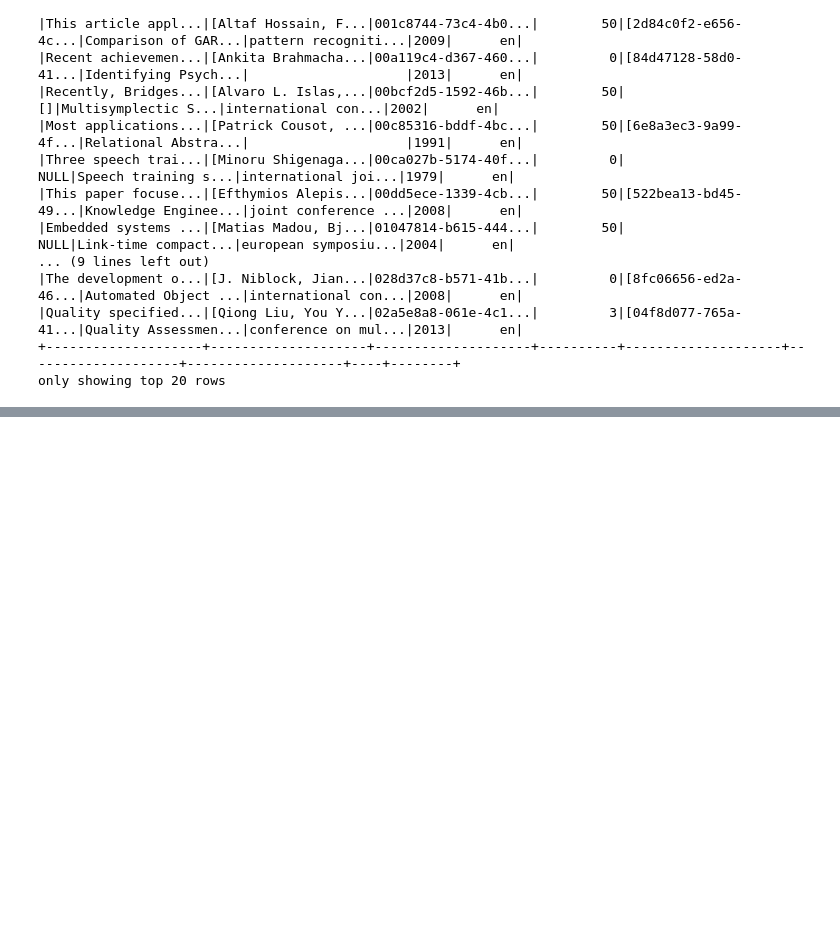
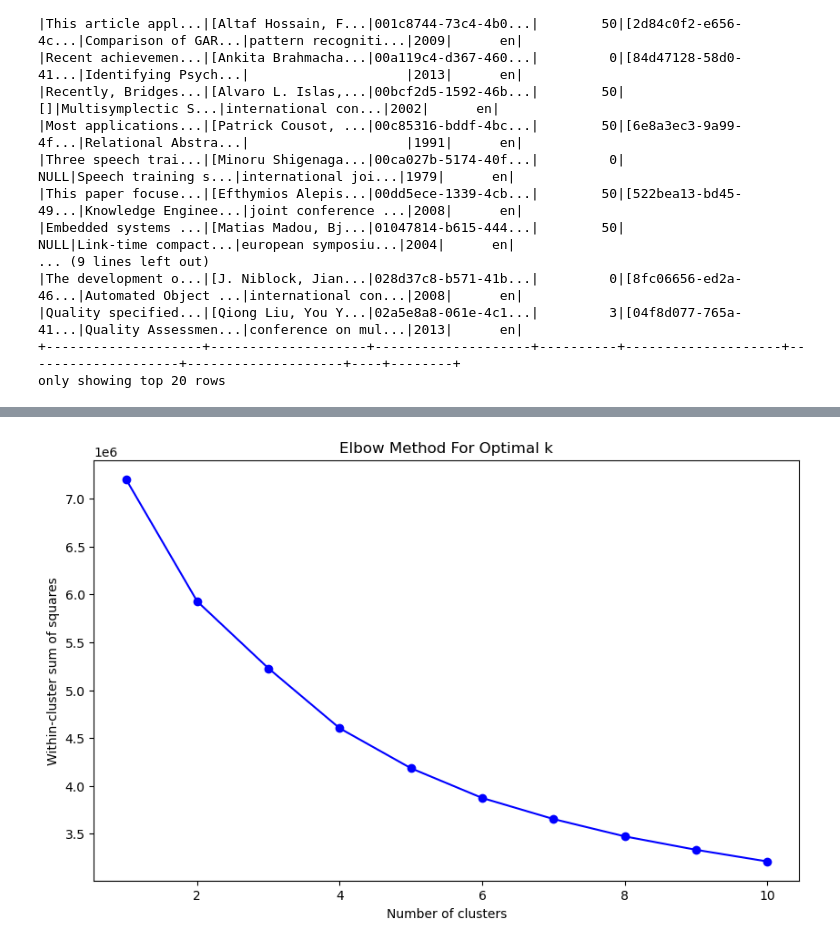
Before and after one commit to Alaminkhan907/project_3, a Jupyter notebook: mnt/last.ipynb, the cells around one changed output, grey strips where cells are left out. Drawn from its saved outputs; the diff is of its cells as text; code cells hidden in the pictures; blank space fills up the shorter version.

```diff
--- a/mnt/last.ipynb
+++ b/mnt/last.ipynb
@@ -189,0 +174,67 @@ df_dense.show()
+# %%
+from pyspark.sql.functions import col, udf
+from pyspark.ml.linalg import DenseVector, SparseVector, VectorUDT
+import pandas as pd
+from sklearn.preprocessing import StandardScaler
+from sklearn.decomposition import PCA
+from sklearn.cluster import KMeans
+import matplotlib.pyplot as plt
+
+# Define UDF for converting sparse to dense vectors
+def to_dense(v):
+    if isinstance(v, SparseVector):
+        return DenseVector(v.toArray())
+    elif isinstance(v, DenseVector):
+        return v
+    else:
+        raise TypeError("Unsupported vector type")
+
+to_dense_udf = udf(to_dense, VectorUDT())
+
+# Apply UDF to convert features to dense vectors
+df_dense = df_vectorized.withColumn('dense_features', to_dense_udf(col('word2vec_features')))
+
+# Select only the columns we need
+df_dense = df_dense.select("id", "title", "dense_features")
+
+# Convert the Spark DataFrame to Pandas DataFrame
+df_dense_pd = df_dense.toPandas()
+
+# Extract the dense features column as a NumPy array
+features = np.array(df_dense_pd['dense_features'].tolist())
+
+# Standardize the data
+scaler = StandardScaler()
+scaled_data = scaler.fit_transform(features)
+
+# Apply PCA to reduce dimensions while keeping 95% of the variance
+pca = PCA(n_components=0.95)
+reduced_data = pca.fit_transform(scaled_data)
+
+# Determine the optimal number of clusters using the elbow method
+wcss = []
+for i in range(1, 11):
+    kmeans = KMeans(n_clusters=i, random_state=42)
+    kmeans.fit(reduced_data)
+    wcss.append(kmeans.inertia_)
+
+# Plotting the elbow method
+plt.figure(figsize=(10, 6))
+plt.plot(range(1, 11), wcss, 'bo-')
+plt.title('Elbow Method For Optimal k')
+plt.xlabel('Number of clusters')
+plt.ylabel('Within-cluster sum of squares')
+plt.show()
+
+# Apply K-means with the optimal number of clusters (assuming k = 3)
+optimal_k = 3
+kmeans = KMeans(n_clusters=optimal_k, random_state=42)
+clusters = kmeans.fit_predict(reduced_data)
+
+# Adding the cluster labels to the original DataFrame
+df_dense_pd['Cluster'] = clusters
+
+# Show some rows of the DataFrame with cluster labels
+print(df_dense_pd.head())
+# %% [output]
+[figure, added]
```
Also changed, not shown: parts of 12 cells of this notebook, 3 other files.
